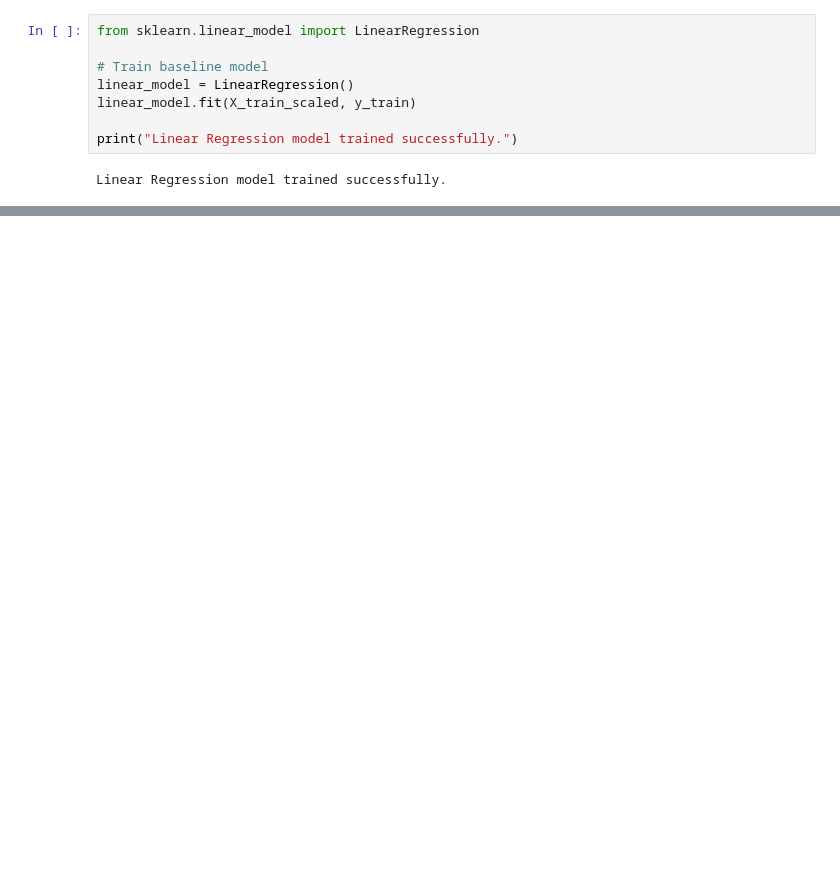
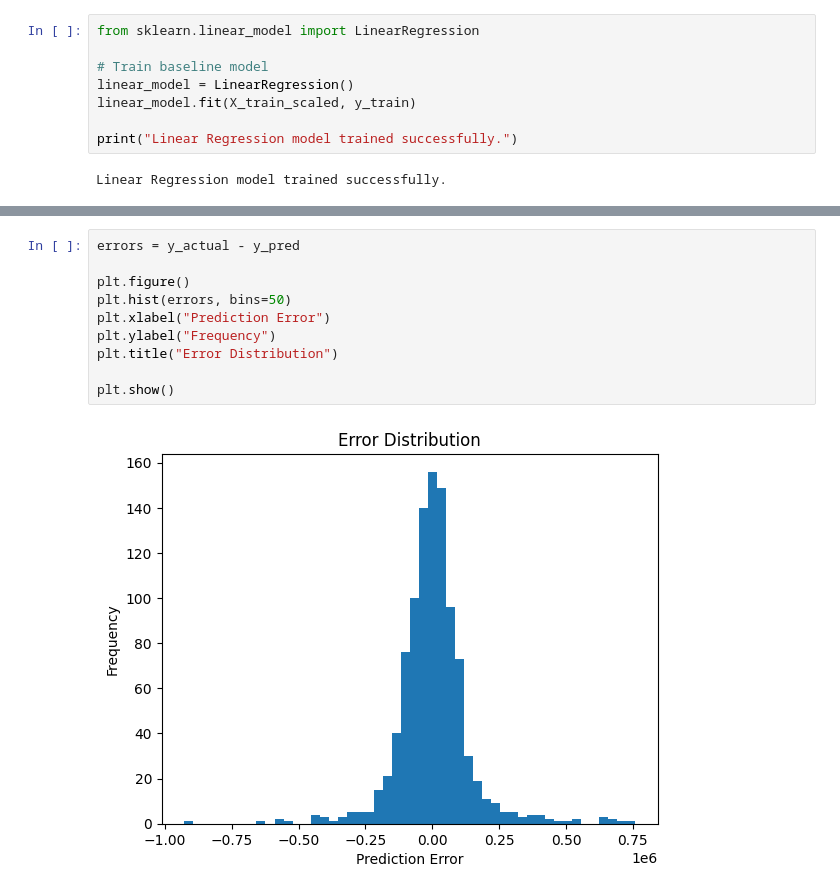
Before and after one commit to SabahAfroz/team115_hpp, a Jupyter notebook: HPP_MLP.ipynb, the cells around one changed output, grey strips where cells are left out. Saved outputs shown, nothing was run; the diff lists cells and outputs as text; blank space fills up the shorter version.

```diff
--- a/HPP_MLP.ipynb
+++ b/HPP_MLP.ipynb
@@ -144,0 +363,12 @@ print("MLP model trained successfully.")
+# %%
+errors = y_actual - y_pred
+
+plt.figure()
+plt.hist(errors, bins=50)
+plt.xlabel("Prediction Error")
+plt.ylabel("Frequency")
+plt.title("Error Distribution")
+
+plt.show()
+# %% [output]
+[figure, added]
```
Also changed, not shown: parts of 12 cells of this notebook, 2 other files.
